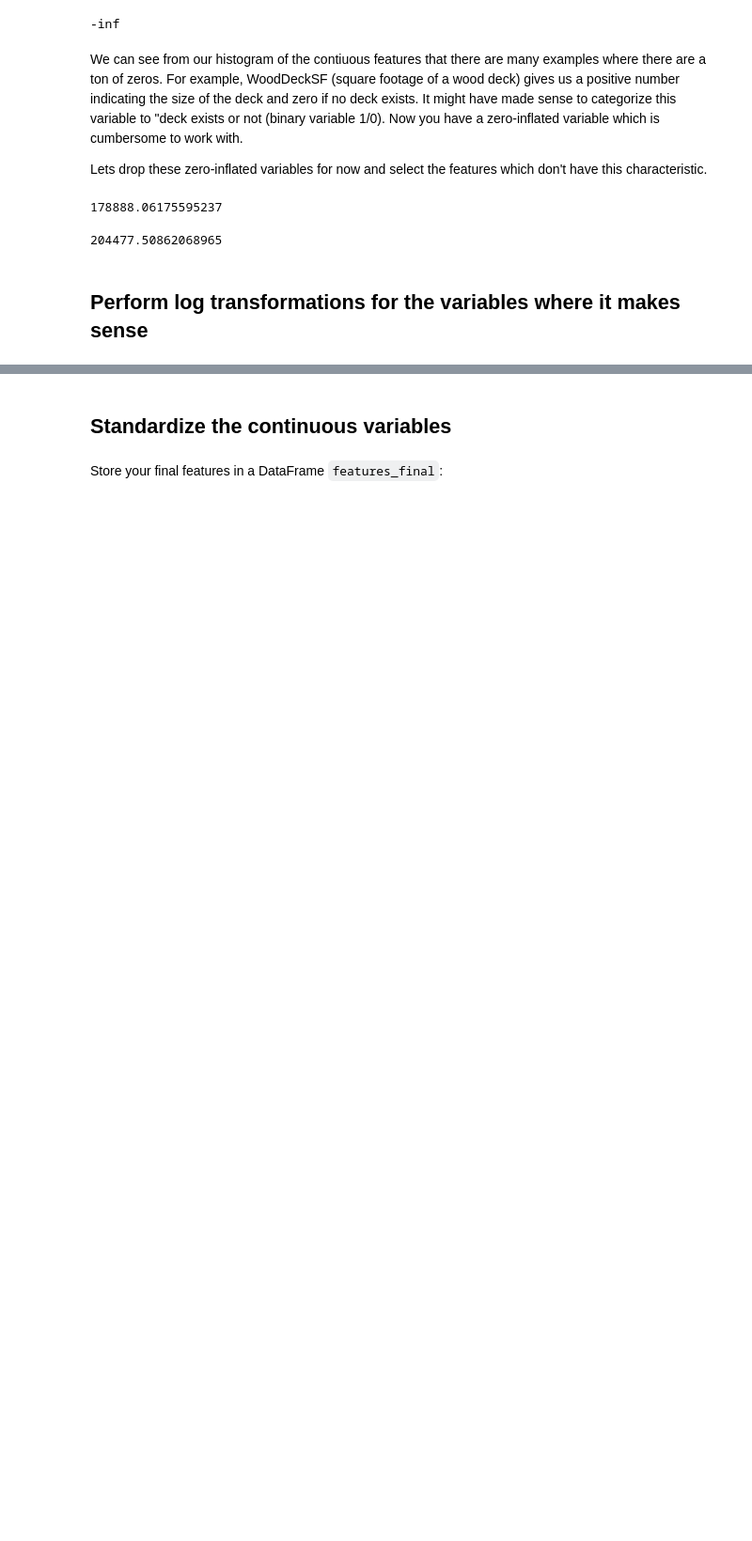
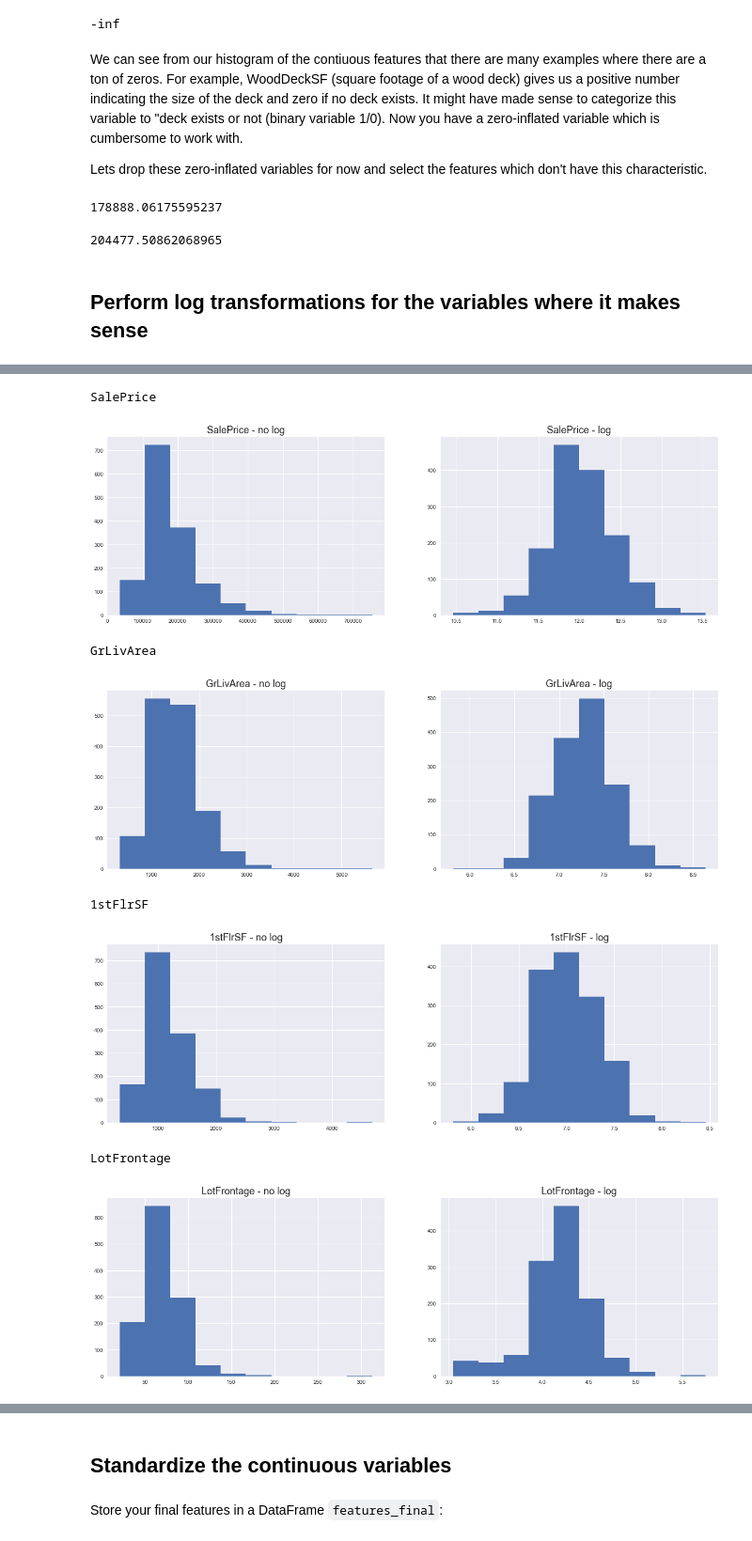
Before and after one commit to Marissa841/dsc-feature-scaling-and-normalization-lab, a Jupyter notebook: index.ipynb, the cells around one changed output, grey strips where cells are left out. Shown at 94% size. Cells and saved outputs as stored; diff of their text form; code cells hidden in the pictures; blank space fills up the shorter version.

```diff
--- a/index.ipynb
+++ b/index.ipynb
@@ -97,0 +108,24 @@ ames_cont = None
+# %%
+def visualize_log(feat):
+    fig = plt.figure(figsize = (20, 6))
+    ax1 = plt.subplot(121)
+    ax1.hist(ames[feat])
+    ax1.set_title(f'{feat} - no log', fontsize = 18)
+
+    ax2 = plt.subplot(122)
+    ax2.hist(np.log(ames[feat]))
+    ax2.set_title(f'{feat} - log', fontsize = 18)
+    plt.show();
+# %%
+for col in ames_cont:
+    print(col)
+    visualize_log(col)
+# %% [output]
+SalePrice
+[figure, added]
+GrLivArea
+[figure, added]
+1stFlrSF
+[figure, added]
+LotFrontage
+[figure, added]
```
Also changed, not shown: parts of 10 cells of this notebook.
